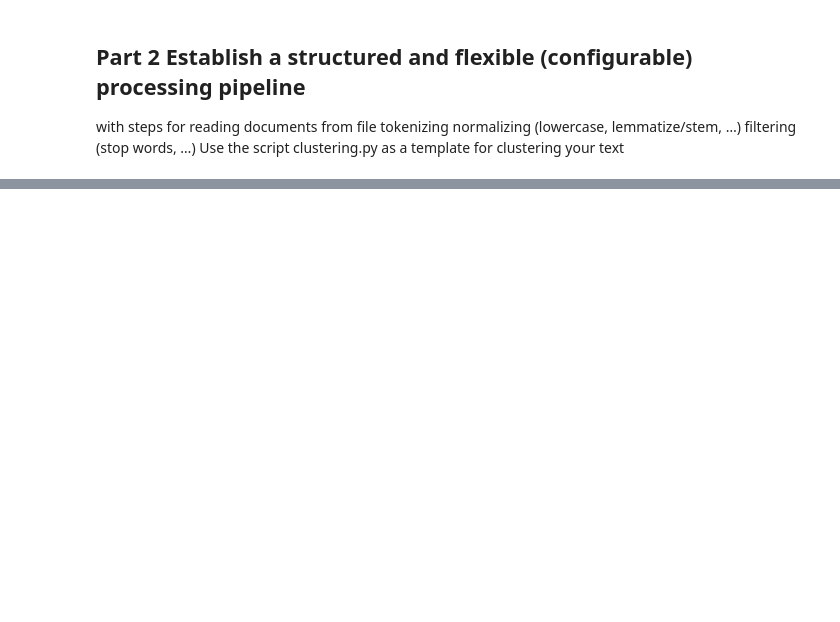
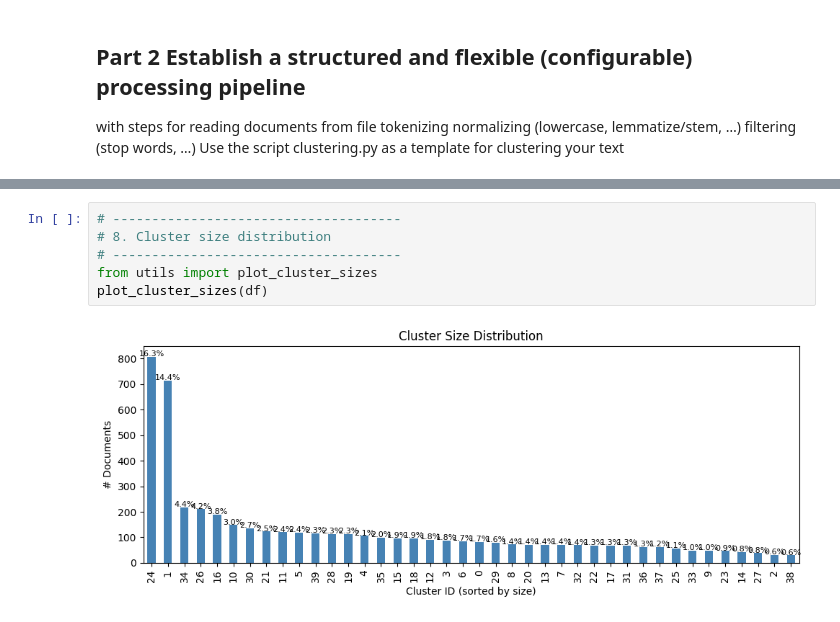
Before and after one commit to CarlaMalo/MedNLP-Multitask, a Jupyter notebook: Task_1.ipynb, the cells around one changed output, grey strips where cells are left out. Cells and saved outputs as stored; diff of their text form; blank space fills up the shorter version.

```diff
--- a/Task_1.ipynb
+++ b/Task_1.ipynb
@@ -233,0 +486,8 @@ Use the script clustering.py as a template for clustering your text
+# %%
+# -------------------------------------
+# 8. Cluster size distribution
+# -------------------------------------
+from utils import plot_cluster_sizes
+plot_cluster_sizes(df)
+# %% [output]
+[figure, added]
```
Also changed, not shown: parts of 17 cells of this notebook.
